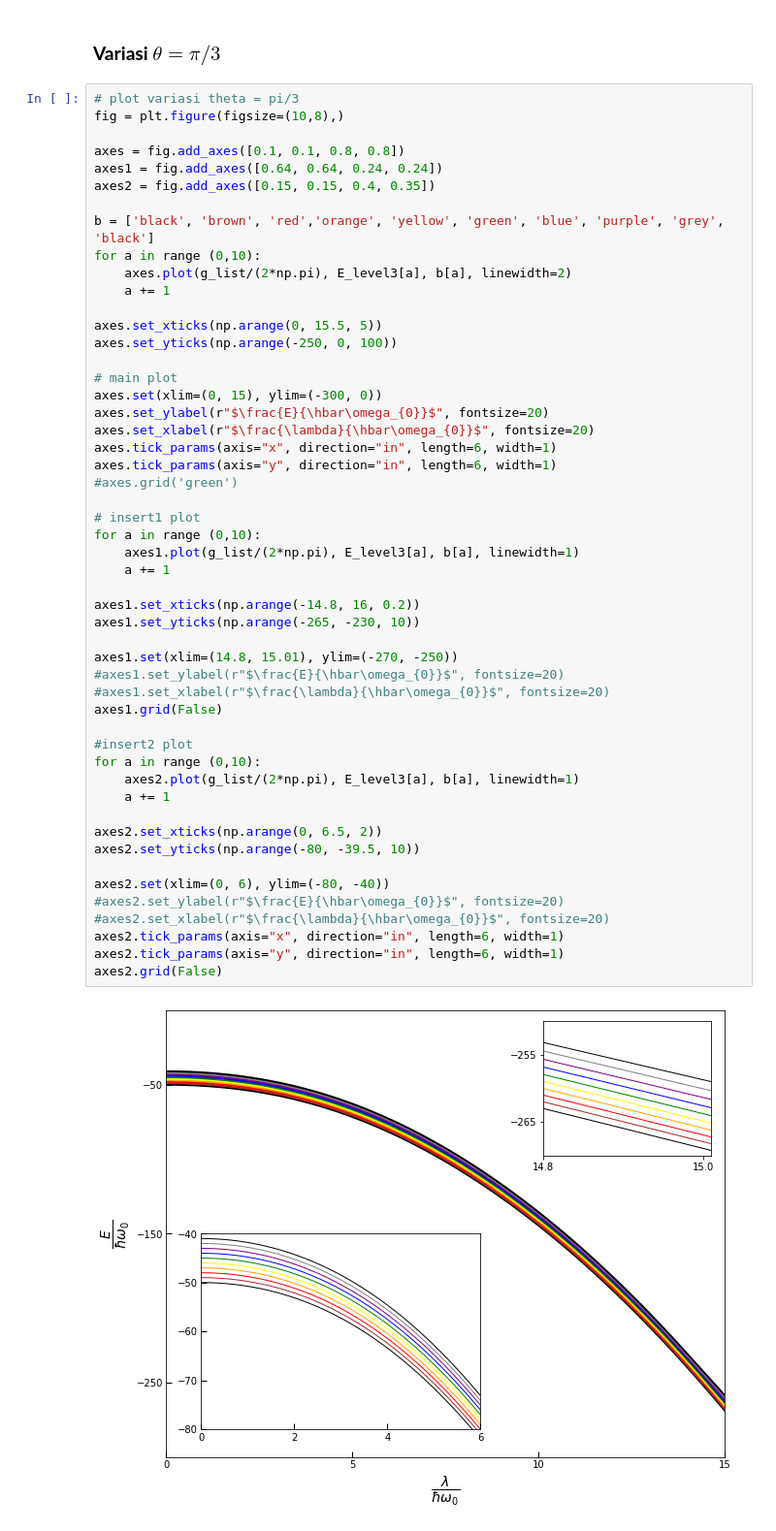
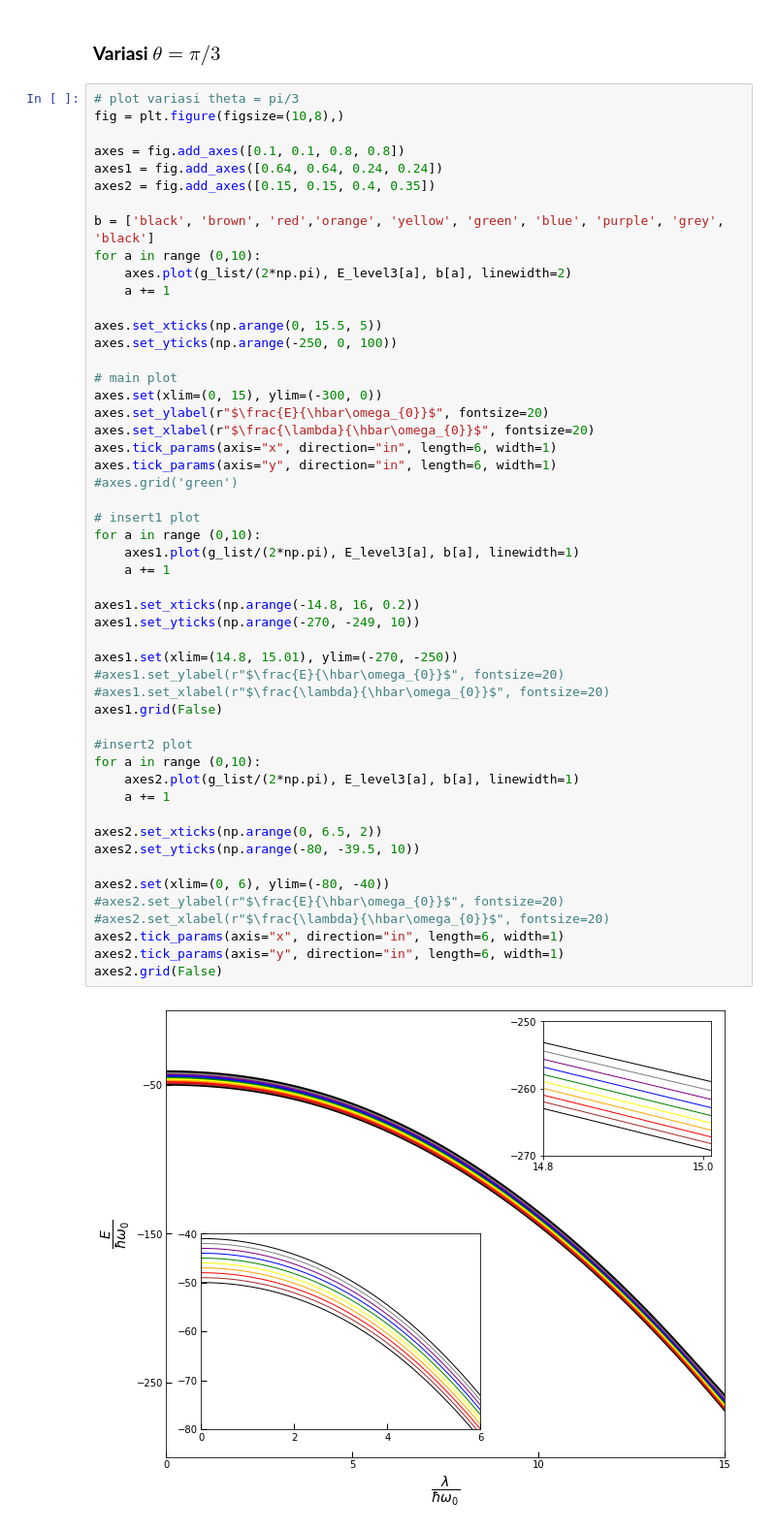
Before and after one commit to mukhamadazistholib/QubitOsc, a Jupyter notebook: qubitOsc_Eq001.ipynb, the cells around one changed output. Shown at 97% size. Saved outputs shown, nothing was run; the diff lists cells and outputs as text.

```diff
--- a/qubitOsc_Eq001.ipynb
+++ b/qubitOsc_Eq001.ipynb
@@ -261,32 +252,32 @@ axes.tick_params(axis="x", direction="in", length=6, width=1)
 axes.tick_params(axis="y", direction="in", length=6, width=1)
 #axes.grid('green')
 
 # insert1 plot
 for a in range (0,10):
     axes1.plot(g_list/(2*np.pi), E_level3[a], b[a], linewidth=1)
     a += 1
 
 axes1.set_xticks(np.arange(-14.8, 16, 0.2))
-axes1.set_yticks(np.arange(-265, -230, 10))
+axes1.set_yticks(np.arange(-270, -249, 10))
 
 axes1.set(xlim=(14.8, 15.01), ylim=(-270, -250))
 #axes1.set_ylabel(r"$\frac{E}{\hbar\omega_{0}}$", fontsize=20)
 #axes1.set_xlabel(r"$\frac{\lambda}{\hbar\omega_{0}}$", fontsize=20)
 axes1.grid(False)
 
 #insert2 plot
 for a in range (0,10):
     axes2.plot(g_list/(2*np.pi), E_level3[a], b[a], linewidth=1)
     a += 1
 
 axes2.set_xticks(np.arange(0, 6.5, 2))
 axes2.set_yticks(np.arange(-80, -39.5, 10))
 
 axes2.set(xlim=(0, 6), ylim=(-80, -40))
 #axes2.set_ylabel(r"$\frac{E}{\hbar\omega_{0}}$", fontsize=20)
 #axes2.set_xlabel(r"$\frac{\lambda}{\hbar\omega_{0}}$", fontsize=20)
 axes2.tick_params(axis="x", direction="in", length=6, width=1)
 axes2.tick_params(axis="y", direction="in", length=6, width=1)
 axes2.grid(False)
 # %% [output]
-[figure, old version]
+[figure, new version]
```
Also changed, not shown: parts of 5 cells of this notebook.
